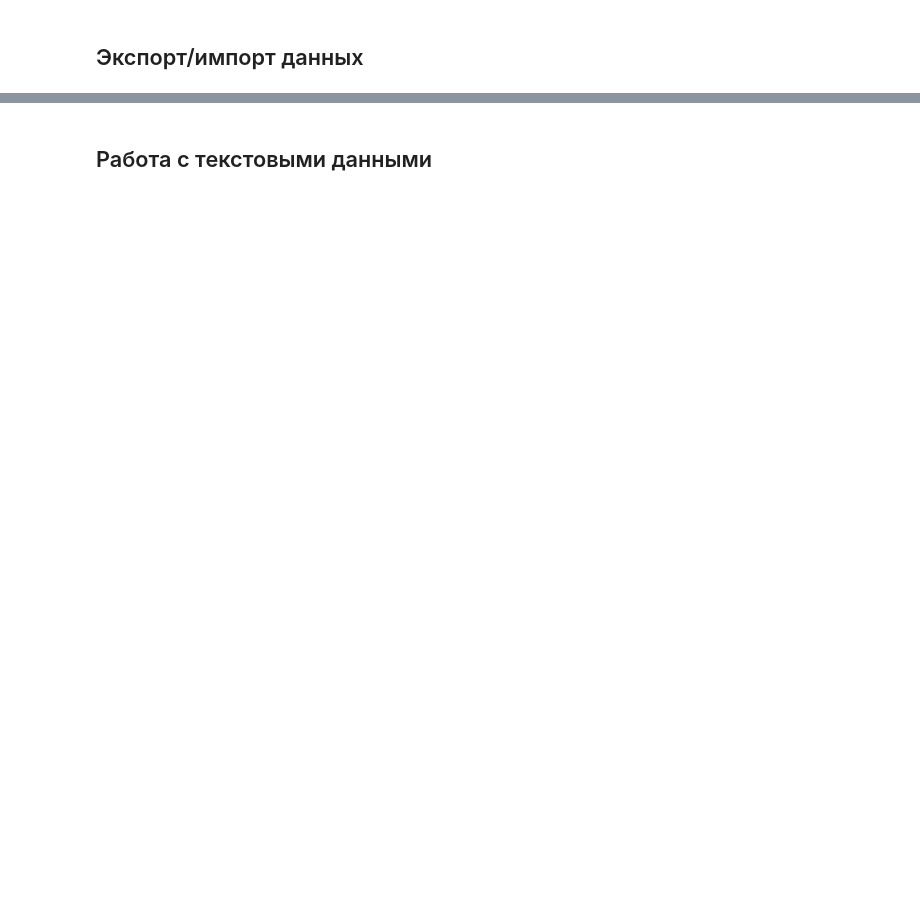
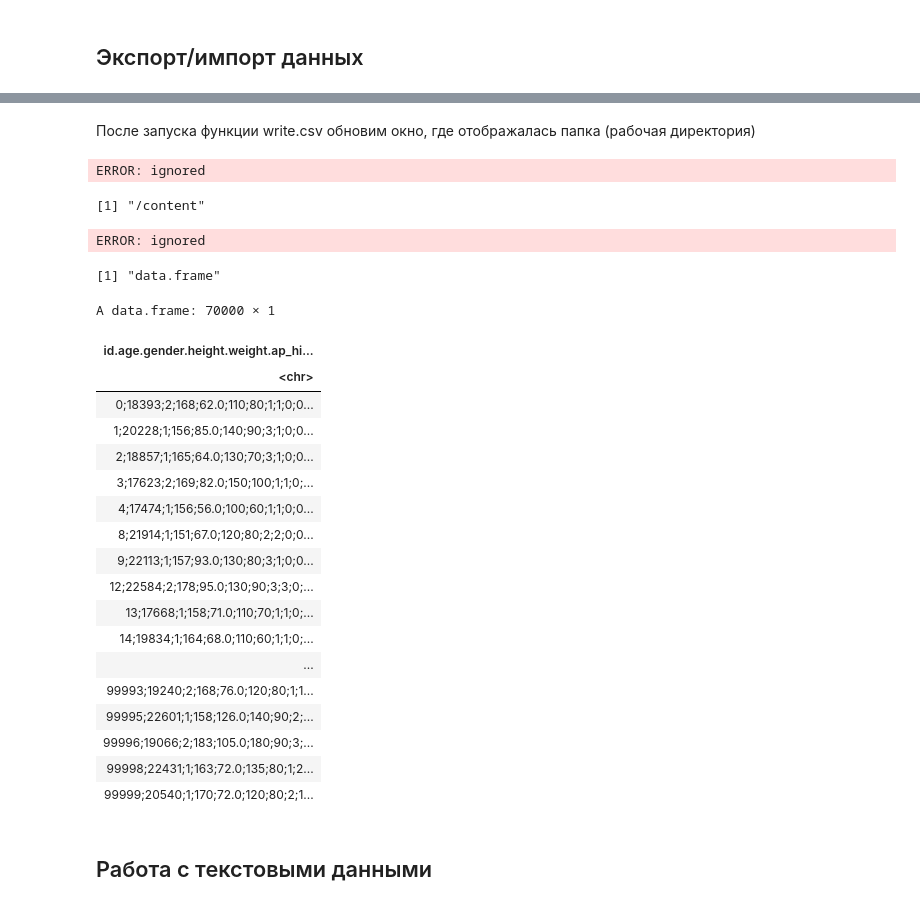
Before and after one commit to vit050587/R, a Jupyter notebook: lesson02.ipynb, the cells around one changed output, grey strips where cells are left out. Cells and saved outputs as stored; diff of their text form; code cells hidden in the pictures; blank space fills up the shorter version.

```diff
--- a/lesson02.ipynb
+++ b/lesson02.ipynb
@@ -389,2 +436,42 @@ search()
+# %% [markdown]
+После запуска функции write.csv обновим окно, где отображалась папка (рабочая директория)
+# %%
+write.csv(df.1,file = "https://raw.githubusercontent.com/vit050587/R/master/november.csv")
+# %% [output]
+ERROR: ignored
+# %%
+getwd()
+# %% [output]
+[1] "/content"
+# %%
+df<-read.csv2("https://raw.githubusercontent.com/vit050587/R/master/november.csv")
+# %% [output]
+ERROR: ignored
+# %%
+class(df)
+# %% [output]
+[1] "data.frame"
+# %%
+read.csv("https://raw.githubusercontent.com/vit050587/R/master/cardio_train.csv")
+# %% [output]
+A data.frame: 70000 × 1
+| id.age.gender.height.weight.ap_hi... |
+| <chr> |
+| 0;18393;2;168;62.0;110;80;1;1;0;0... |
+| 1;20228;1;156;85.0;140;90;3;1;0;0... |
+| 2;18857;1;165;64.0;130;70;3;1;0;0... |
+| 3;17623;2;169;82.0;150;100;1;1;0;... |
+| 4;17474;1;156;56.0;100;60;1;1;0;0... |
+| 8;21914;1;151;67.0;120;80;2;2;0;0... |
+| 9;22113;1;157;93.0;130;80;3;1;0;0... |
+| 12;22584;2;178;95.0;130;90;3;3;0;... |
+| 13;17668;1;158;71.0;110;70;1;1;0;... |
+| 14;19834;1;164;68.0;110;60;1;1;0;... |
+| ... |
+| 99993;19240;2;168;76.0;120;80;1;1... |
+| 99995;22601;1;158;126.0;140;90;2;... |
+| 99996;19066;2;183;105.0;180;90;3;... |
+| 99998;22431;1;163;72.0;135;80;1;2... |
+| 99999;20540;1;170;72.0;120;80;2;1... |
 # %% [markdown]
 ## Работа с текстовыми данными
```
Also changed, not shown: parts of 9 cells of this notebook.
